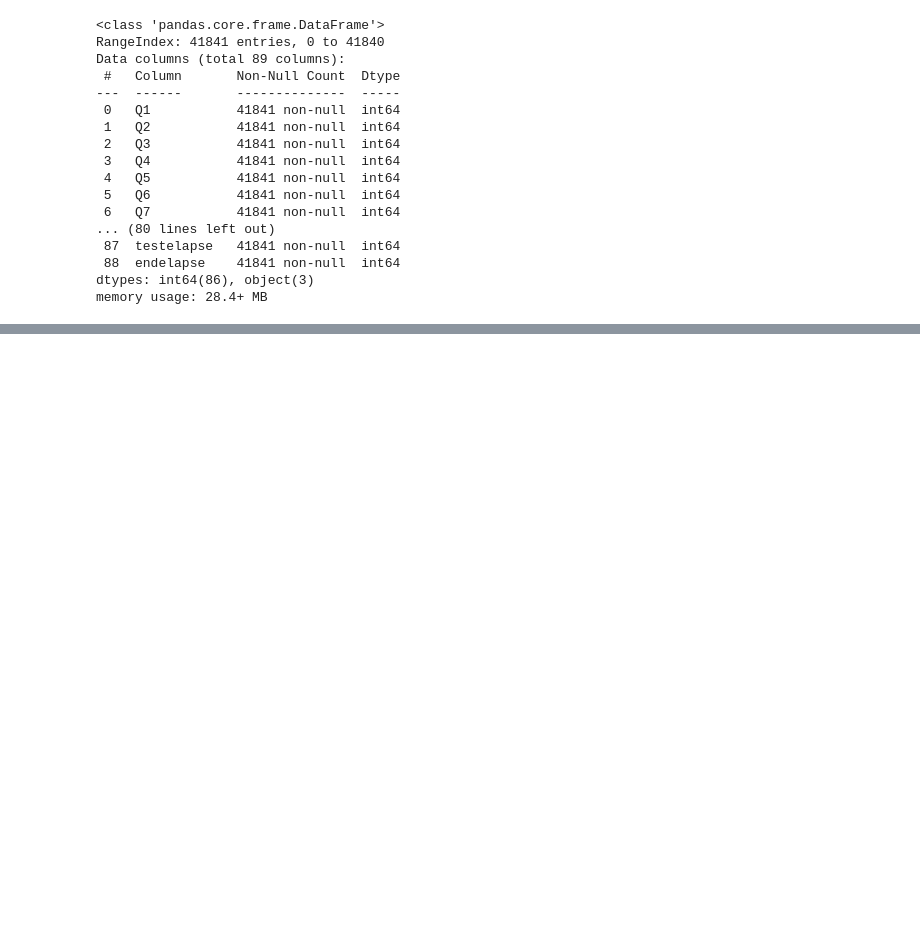
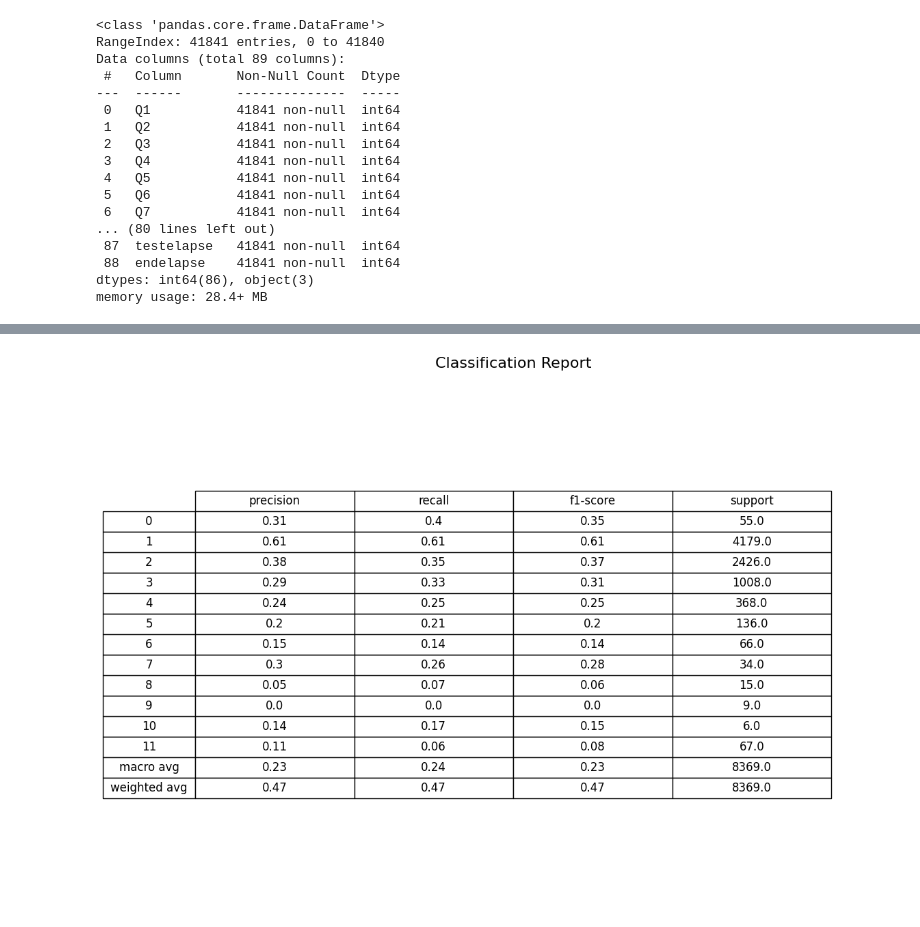
Before and after one commit to MajidrNEO1879/machine-learning-projects, a Jupyter notebook: firstborn_personality_scale_responses/data/first_born_psr.ipynb, the cells around one changed output, grey strips where cells are left out. Cells and saved outputs as stored; diff of their text form; code cells hidden in the pictures; blank space fills up the shorter version.

```diff
--- a/firstborn_personality_scale_responses/data/first_born_psr.ipynb
+++ b/firstborn_personality_scale_responses/data/first_born_psr.ipynb
@@ -37,0 +211,2 @@ memory usage: 28.4+ MB
+# %%
+dtc = DecisionTreeClassifier(max_depth=15)
@@ -37,0 +217,2 @@ memory usage: 28.4+ MB
+# %%
+dtc_pred = dtc.predict(X_test)
@@ -37,0 +223,21 @@ memory usage: 28.4+ MB
+# %%
+report = classification_report(y_test, dtc_pred, output_dict=True)
+
+report_df = pd.DataFrame(report).transpose()
+report_df = report_df.drop('accuracy', axis=0)
+fig, ax = plt.subplots(figsize=(12, len(report_df)*0.7))
+ax.axis('off')
+table = ax.table(cellText=np.round(report_df.values, 2),
+                 rowLabels=report_df.index,
+                 colLabels=report_df.columns,
+                 cellLoc='center',
+                 rowLoc='center',
+                 loc='center')
+
+table.auto_set_font_size(False)
+table.set_fontsize(12)
+table.scale(1, 1.8)
+plt.title("Classification Report", fontsize=16, pad=20)
+plt.show()
+# %% [output]
+[figure, added]
```
Also changed, not shown: parts of 21 cells of this notebook.
